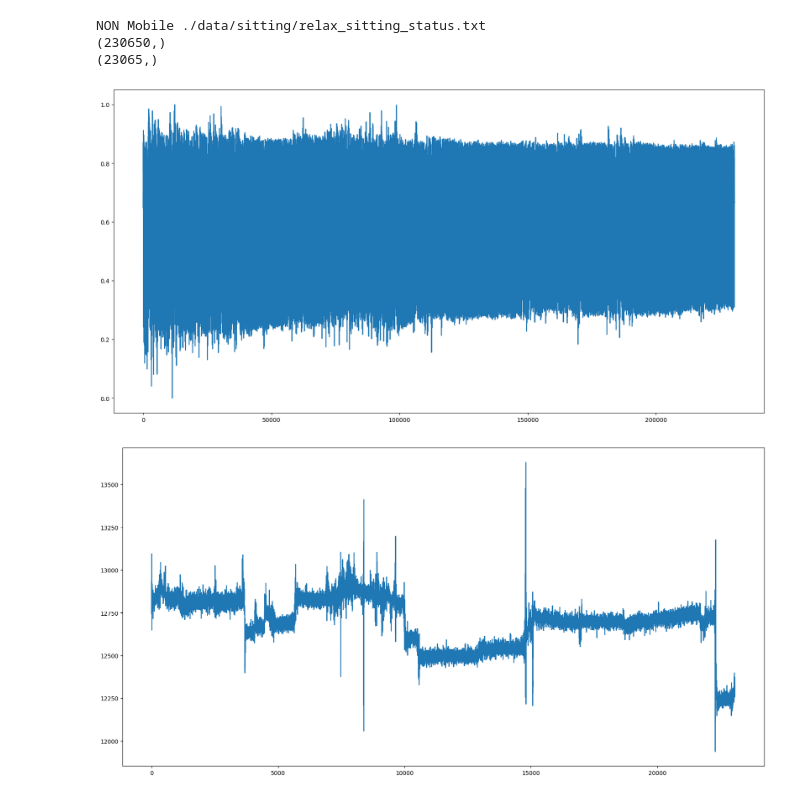
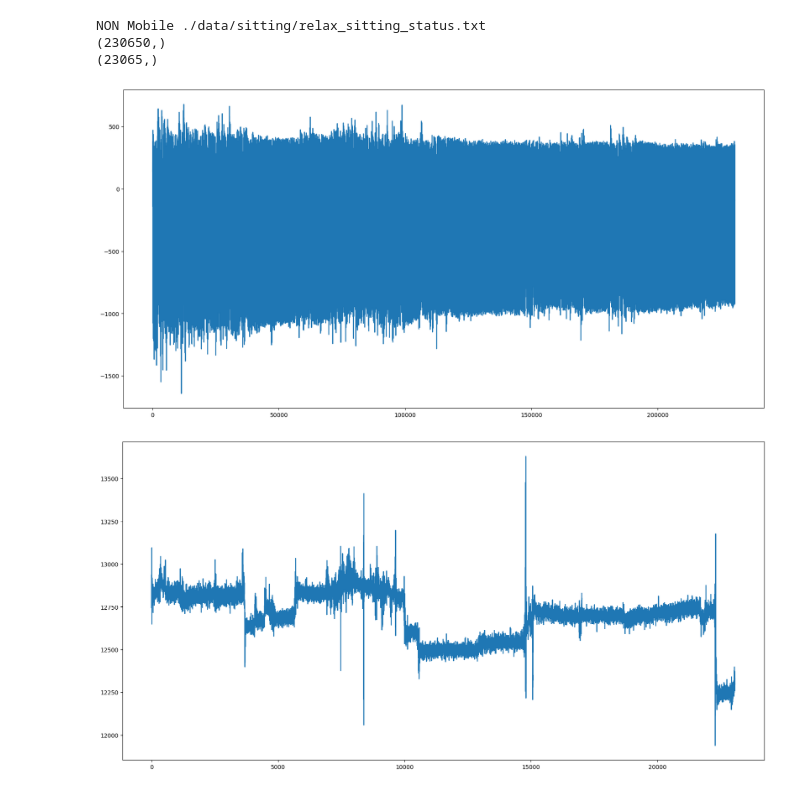
Before and after one commit to insung3511/ecg-estimate-walk, a Jupyter notebook: ecg_30sec.ipynb, the cells around one changed output. Drawn from its saved outputs; the diff is of its cells as text; code cells hidden in the pictures.

```diff
--- a/ecg_30sec.ipynb
+++ b/ecg_30sec.ipynb
@@ -221,13 +205,13 @@ NON Mobile ./data/sitting/relax_sitting_status.txt
 (230650,)
 (23065,)
 # %%
-sitting_ecg_filtered = scaler.fit_transform(sitting_ecg_concate.reshape(-1, 1)).flatten()
+sitting_ecg_filtered = ecg_data_filtering.bandstop_filter(sitting_ecg_concate)
 
 plt.figure(figsize=(20, 10))
 plt.plot(sitting_ecg_filtered)
 plt.show()
 # %% [output]
-[figure, old version]
+[figure, new version]
 # %%
 plt.figure(figsize=(20, 10))
 plt.plot(sitting_acc_concate)
```
Also changed, not shown: parts of 5 cells of this notebook, 5 other files.
